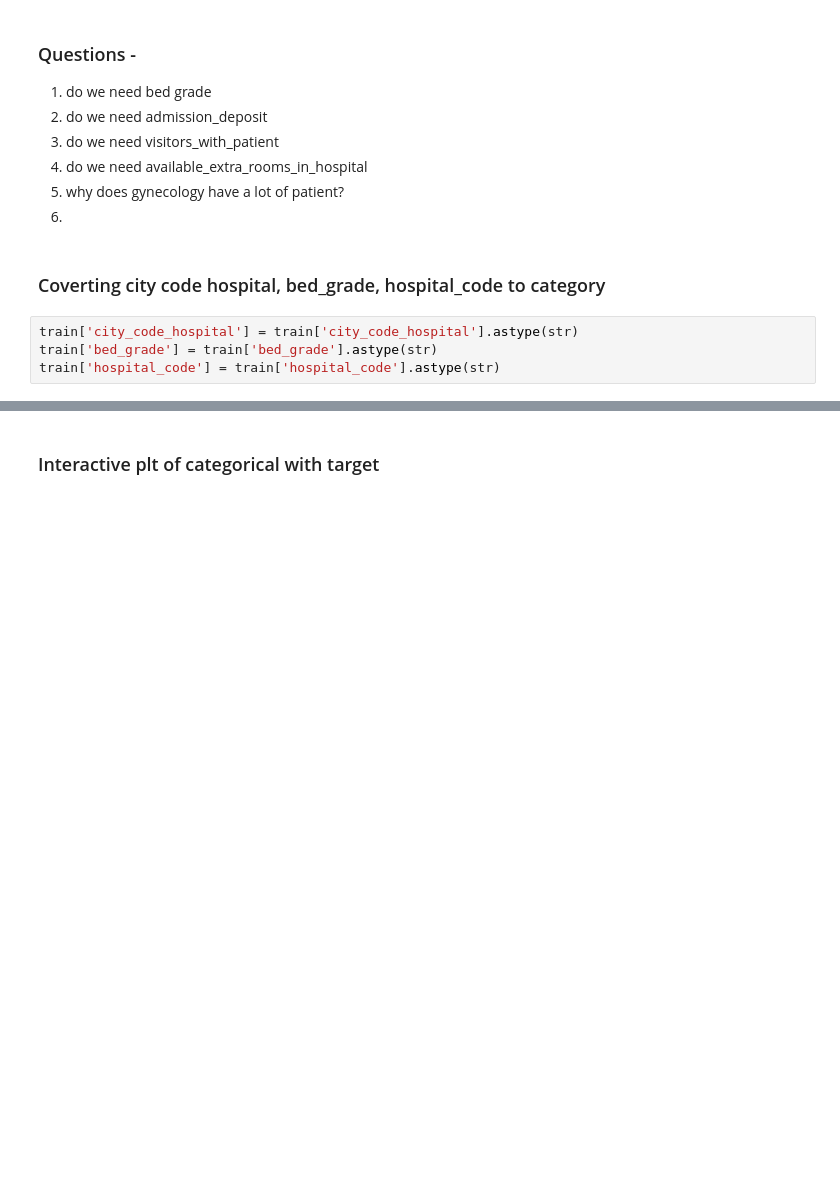
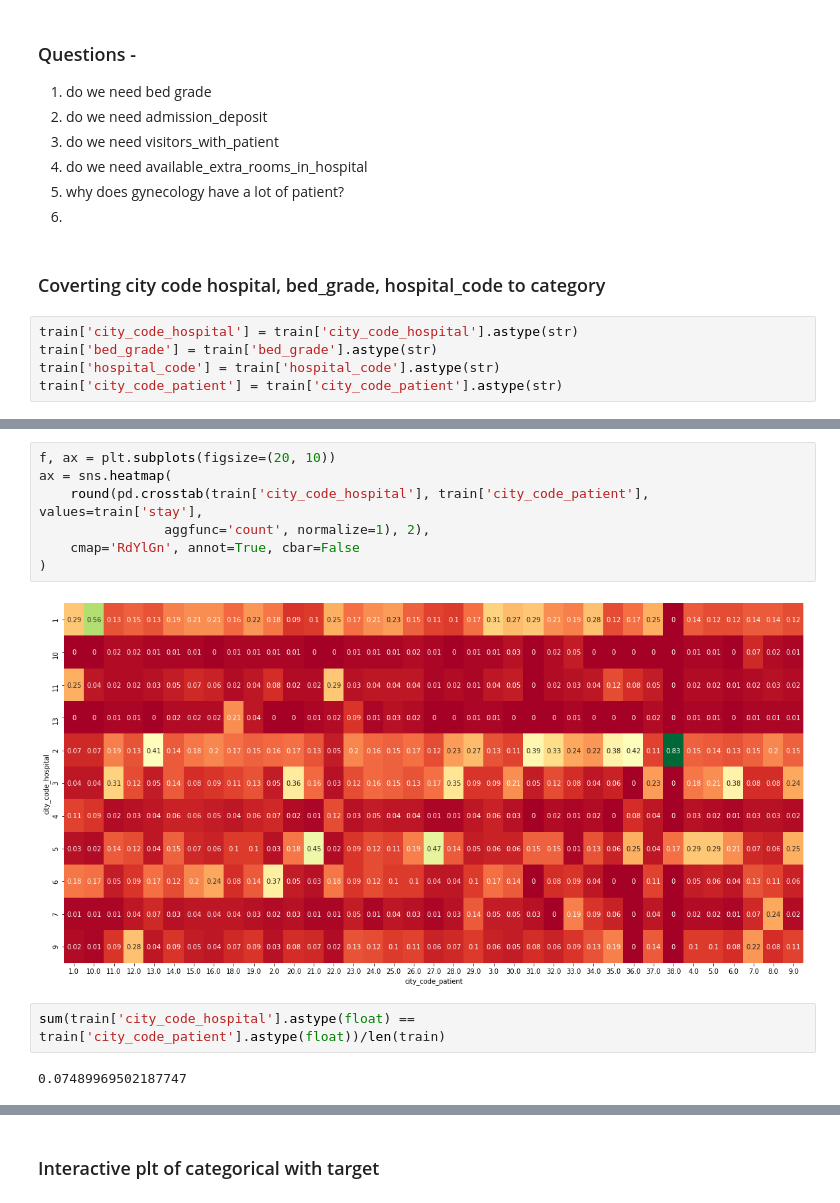
Before and after one commit to vivekmehendiratta/Length-of-Stay-prediction, a Jupyter notebook: EDA.ipynb, the cells around one changed output, grey strips where cells are left out. Cells and saved outputs as stored; diff of their text form; blank space fills up the shorter version.

```diff
--- a/EDA.ipynb
+++ b/EDA.ipynb
@@ -386,3 +373,4 @@ variables that can be used -
 train['city_code_hospital'] = train['city_code_hospital'].astype(str)
 train['bed_grade'] = train['bed_grade'].astype(str)
 train['hospital_code'] = train['hospital_code'].astype(str)
+train['city_code_patient'] = train['city_code_patient'].astype(str)
@@ -388,0 +401,13 @@ train['hospital_code'] = train['hospital_code'].astype(str)
+# %%
+f, ax = plt.subplots(figsize=(20, 10))
+ax = sns.heatmap(
+    round(pd.crosstab(train['city_code_hospital'], train['city_code_patient'], values=train['stay'],
+                aggfunc='count', normalize=1), 2),
+    cmap='RdYlGn', annot=True, cbar=False
+)
+# %% [output]
+[figure, added]
+# %%
+sum(train['city_code_hospital'].astype(float) == train['city_code_patient'].astype(float))/len(train)
+# %% [output]
+0.07489969502187747
```
Also changed, not shown: parts of 24 cells of this notebook, 4 other files.
